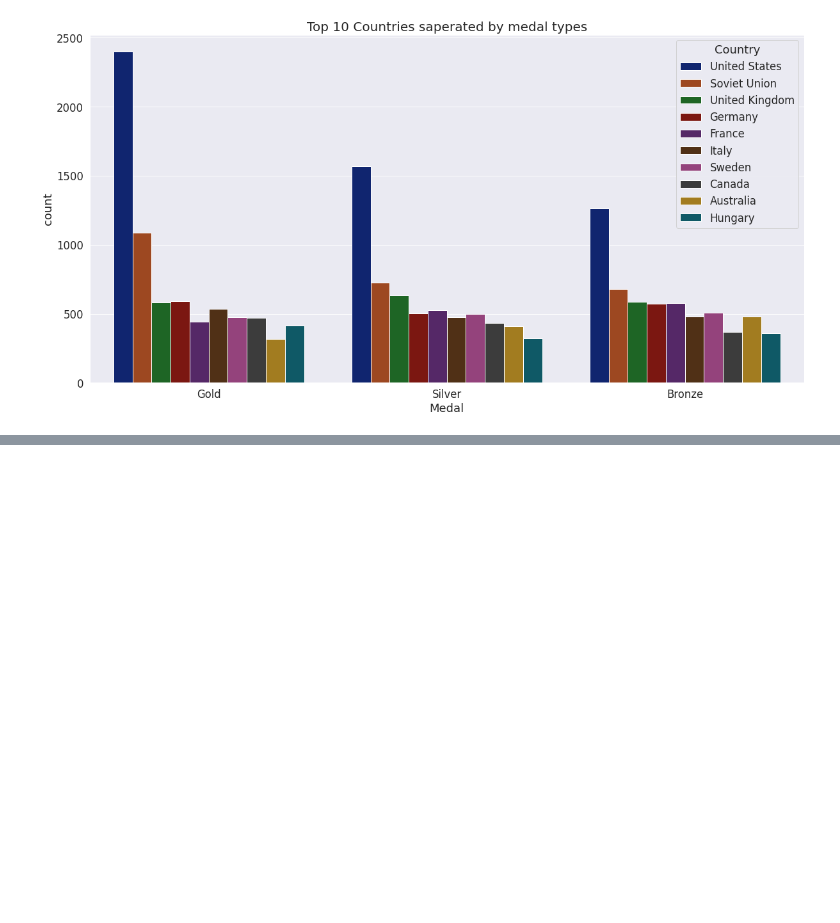
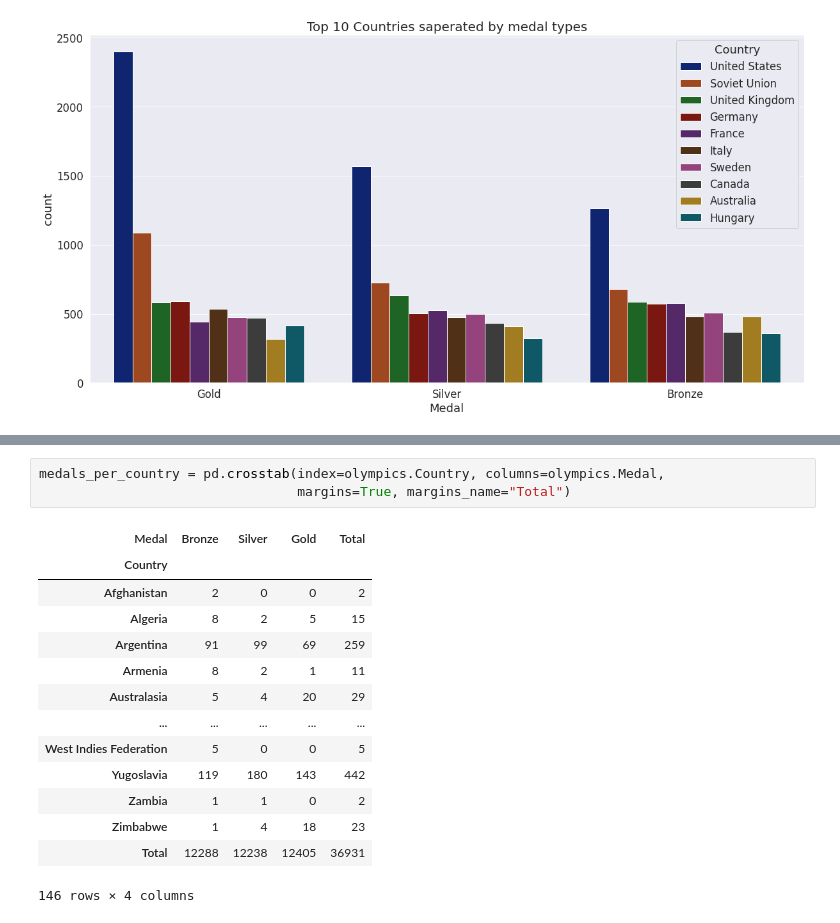
Before and after one commit to kevalsakhiya/pandas-Data-Science, a Jupyter notebook: olympic_analysis/olympic_analysis.ipynb, the cells around one changed output, grey strips where cells are left out. Saved outputs shown, nothing was run; the diff lists cells and outputs as text; blank space fills up the shorter version.

```diff
--- a/olympic_analysis/olympic_analysis.ipynb
+++ b/olympic_analysis/olympic_analysis.ipynb
@@ -364,0 +377,18 @@ plt.show()
+# %%
+medals_per_country = pd.crosstab(index=olympics.Country, columns=olympics.Medal,
+                                 margins=True, margins_name="Total")
+# %% [output]
+| Medal | Bronze | Silver | Gold | Total |
+| Country |  |  |  |  |
+| Afghanistan | 2 | 0 | 0 | 2 |
+| Algeria | 8 | 2 | 5 | 15 |
+| Argentina | 91 | 99 | 69 | 259 |
+| Armenia | 8 | 2 | 1 | 11 |
+| Australasia | 5 | 4 | 20 | 29 |
+| ... | ... | ... | ... | ... |
+| West Indies Federation | 5 | 0 | 0 | 5 |
+| Yugoslavia | 119 | 180 | 143 | 442 |
+| Zambia | 1 | 1 | 0 | 2 |
+| Zimbabwe | 1 | 4 | 18 | 23 |
+| Total | 12288 | 12238 | 12405 | 36931 |
+146 rows × 4 columns
```
Also changed, not shown: parts of 5 cells of this notebook.
